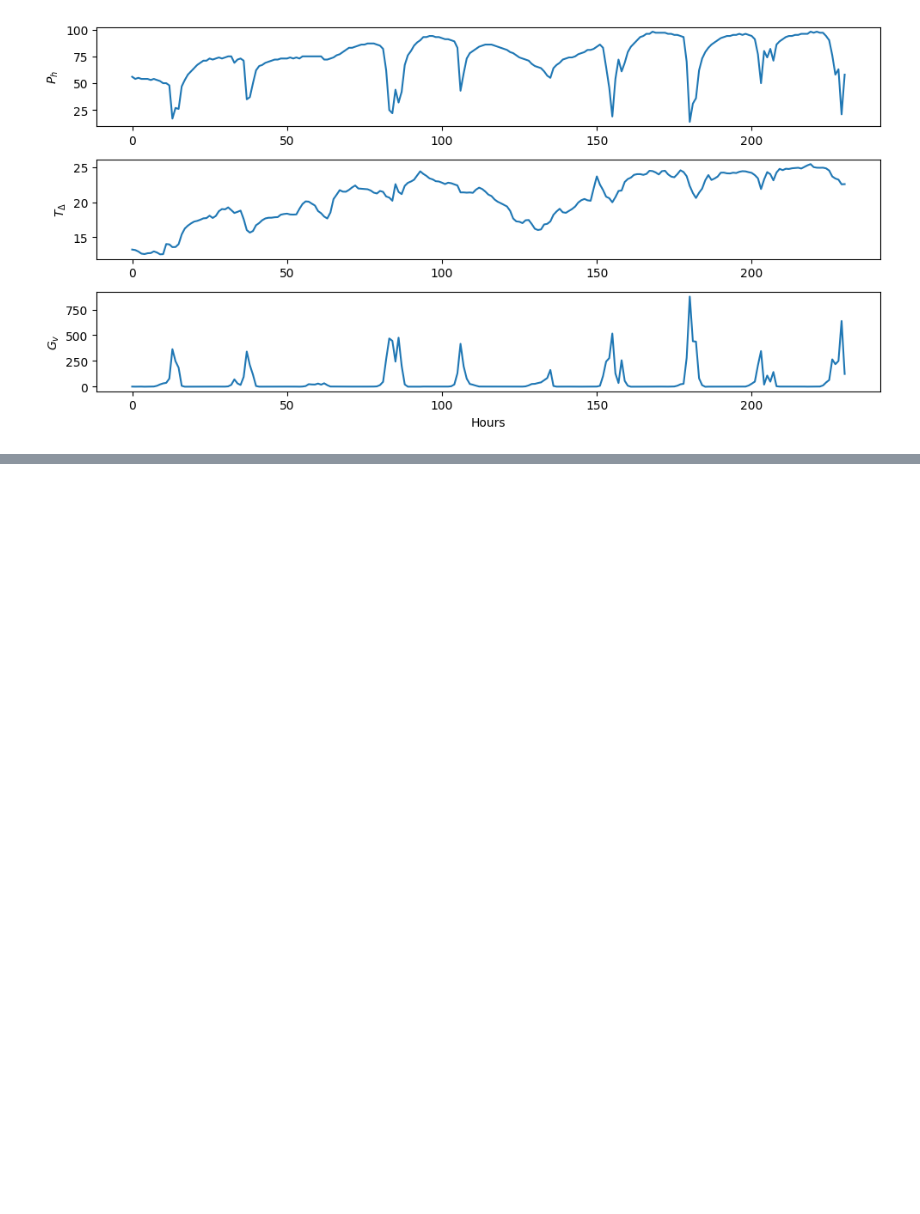
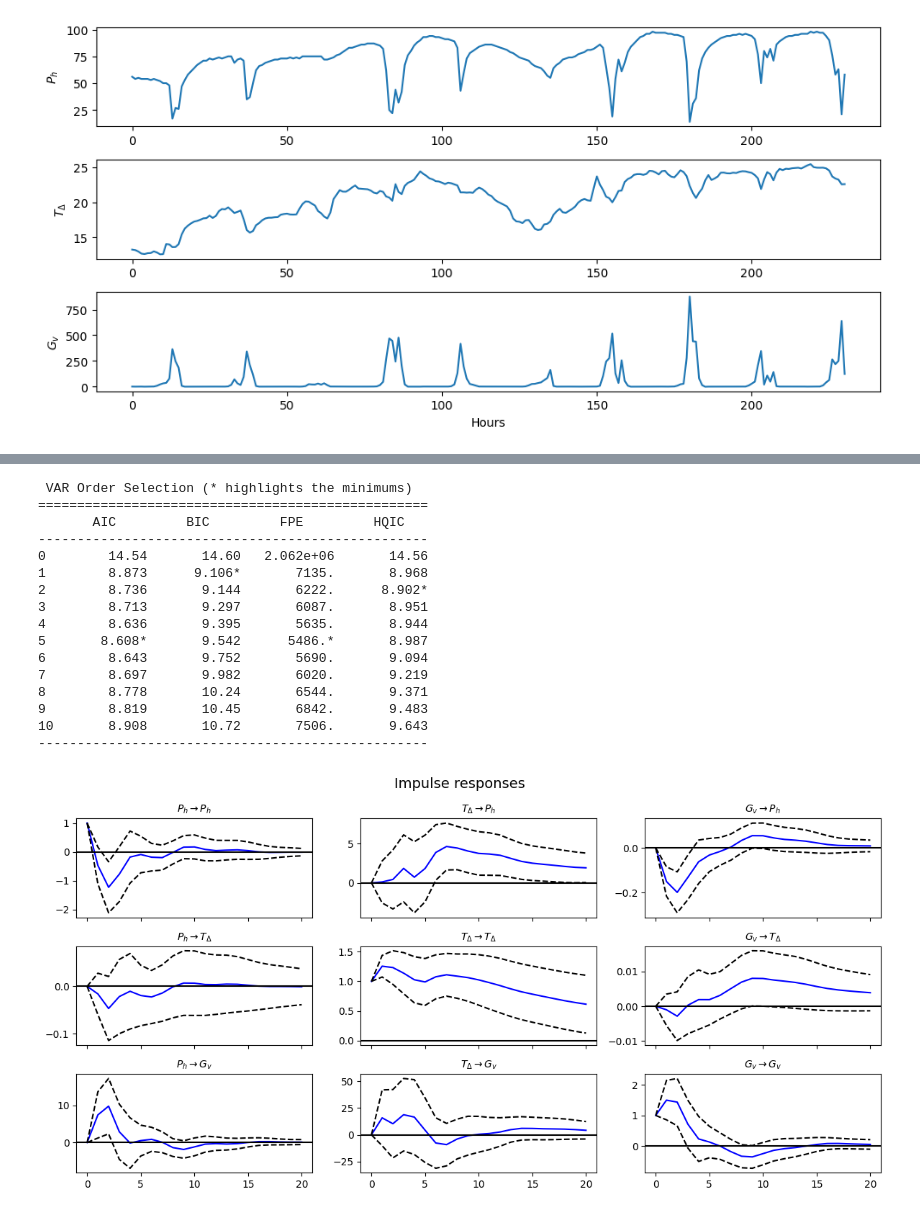
Before and after one commit to luca2618/Timeseries, a Jupyter notebook: assignment3/assignment3_emcken.ipynb, the cells around one changed output, grey strips where cells are left out. Drawn from its saved outputs; the diff is of its cells as text; code cells hidden in the pictures; blank space fills up the shorter version.

```diff
--- a/assignment3/assignment3_emcken.ipynb
+++ b/assignment3/assignment3_emcken.ipynb
@@ -316,0 +348,39 @@ plt.show()
+# %%
+from statsmodels.tsa.api import VAR
+
+# Ensure data is stationary (difference if needed)
+df_stationary = df_train[df_train.columns[-3:]]
+# Fit VAR model (choose optimal lag order)
+model = VAR(df_stationary)
+lag_order = model.select_order(maxlags=10)  # Choose based on AIC/BIC
+print(lag_order.summary())
+
+# Fit model with selected lags
+results = model.fit(maxlags=lag_order.aic, ic='aic')
+
+# Compute IRF
+irf = results.irf(periods=20)  # Adjust periods as needed
+
+# Plot IRF
+irf.plot(figsize=(12, 6),
+         subplot_params={'fontsize': 10})
+plt.tight_layout()
+plt.show()
+# %% [output]
+ VAR Order Selection (* highlights the minimums)
+==================================================
+       AIC         BIC         FPE         HQIC
+--------------------------------------------------
+0        14.54       14.60   2.062e+06       14.56
+1        8.873      9.106*       7135.       8.968
+2        8.736       9.144       6222.      8.902*
+3        8.713       9.297       6087.       8.951
+4        8.636       9.395       5635.       8.944
+5       8.608*       9.542      5486.*       8.987
+6        8.643       9.752       5690.       9.094
+7        8.697       9.982       6020.       9.219
+8        8.778       10.24       6544.       9.371
+9        8.819       10.45       6842.       9.483
+10       8.908       10.72       7506.       9.643
+--------------------------------------------------
+[figure, added]
```
Also changed, not shown: parts of 14 cells of this notebook.
